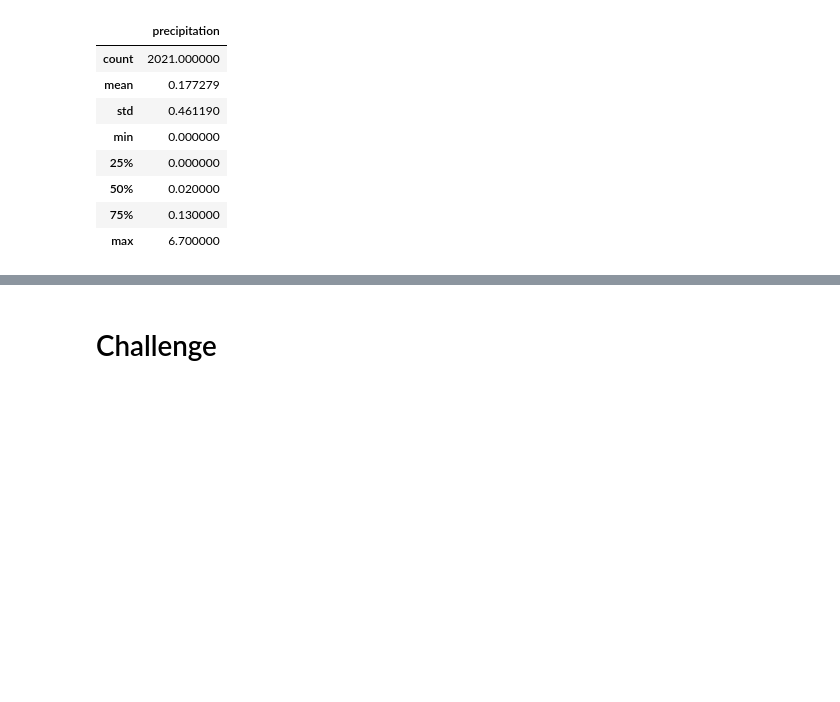
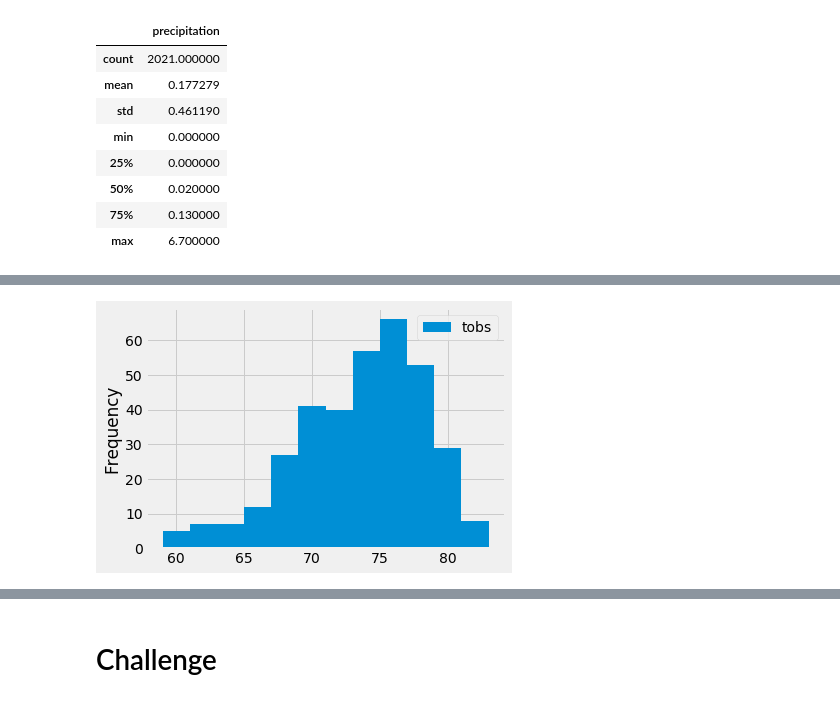
Before and after one commit to chrissycho/surfs_up, a Jupyter notebook: climate_analysis.ipynb, the cells around one changed output, grey strips where cells are left out. Saved outputs shown, nothing was run; the diff lists cells and outputs as text; code cells hidden in the pictures; blank space fills up the shorter version.

Commit message:
precipitation and station analysis complete

```diff
--- a/climate_analysis.ipynb
+++ b/climate_analysis.ipynb
@@ -93,3 +113,7 @@ df.describe()
 # %%
 # Choose the station with the highest number of temperature observations.
 # Query the last 12 months of temperature observation data for this station and plot the results as a histogram
+results = session.query(Measurement.tobs).\
+filter(Measurement.station == 'USC00519281').\
+filter(Measurement.date >= prev_year).all()
+print(results)
@@ -95,0 +122,4 @@ df.describe()
+# %%
+# Convert the Temperature Observation Results to a DataFrame
+df = pd.DataFrame(results, columns=['tobs'])
+print(df)
@@ -95,0 +141,9 @@ df.describe()
+# %%
+# Plot the temperatures as a histogram for a quick count of how many temps obs we have
+# Divide temp into 12 bins
+df.plot.hist(bins=12)
+plt.tight_layout() # the x-axis labels so that they fit into the box holding our plot
+# Majority observations were over 67 degrees
+# About 325 days where it was over 67 degrees
+# %% [output]
+[figure, added]
```
Also changed, not shown: parts of 7 cells of this notebook.
